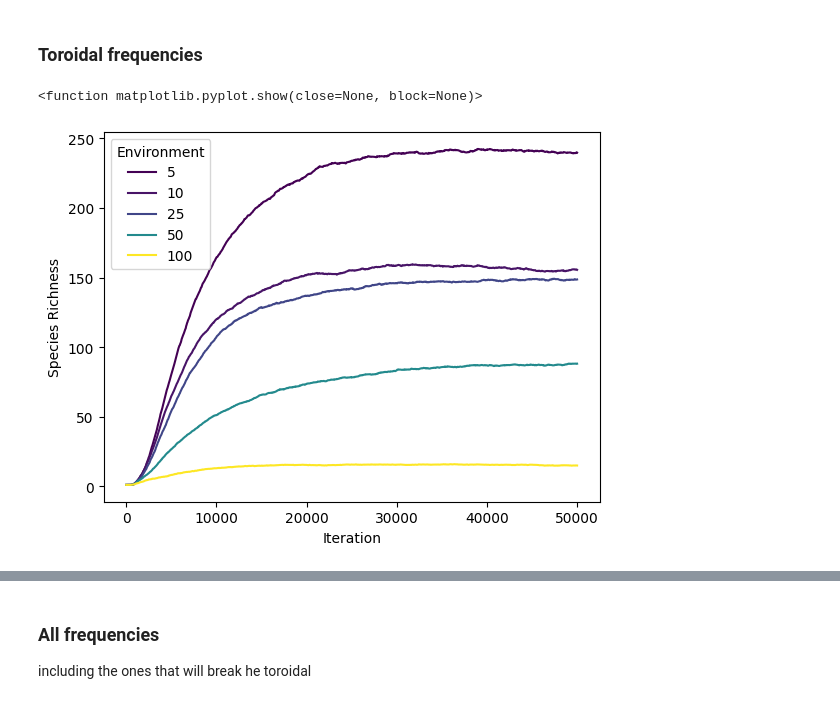
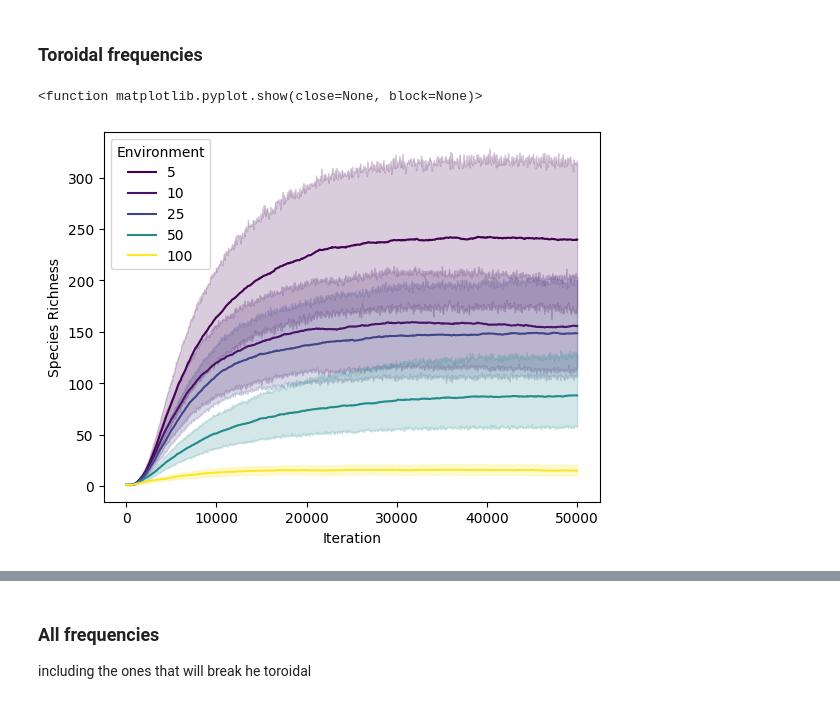
Before and after one commit to giuliabernardinieco/revosim-simulations, a Jupyter notebook: batches-results.ipynb, the cells around one changed output, grey strips where cells are left out. Drawn from its saved outputs; the diff is of its cells as text; code cells hidden in the pictures.

```diff
--- a/batches-results.ipynb
+++ b/batches-results.ipynb
@@ -66,11 +67,11 @@ average_species_count = combined_df.groupby(['Environment', 'Iteration_number'])
 median_species_count = combined_df.groupby(['Environment', 'Iteration_number'])['Species_count'].median().reset_index()
 # %%
 # Plot Iteration number VS species richness
-sns.lineplot( data = combined_df, x = 'Iteration_number', y = 'Species_count', hue = 'Environment', palette = 'viridis', errorbar=None)
+sns.lineplot( data = combined_df, x = 'Iteration_number', y = 'Species_count', hue = 'Environment', palette = 'viridis')
 plt.xlabel("Iteration")
 plt.ylabel("Species Richness")
 plt.show
 # %% [output]
 <function matplotlib.pyplot.show(close=None, block=None)>
-[figure, old version]
+[figure, new version]
 # %%
```
Also changed, not shown: parts of 3 cells of this notebook.
